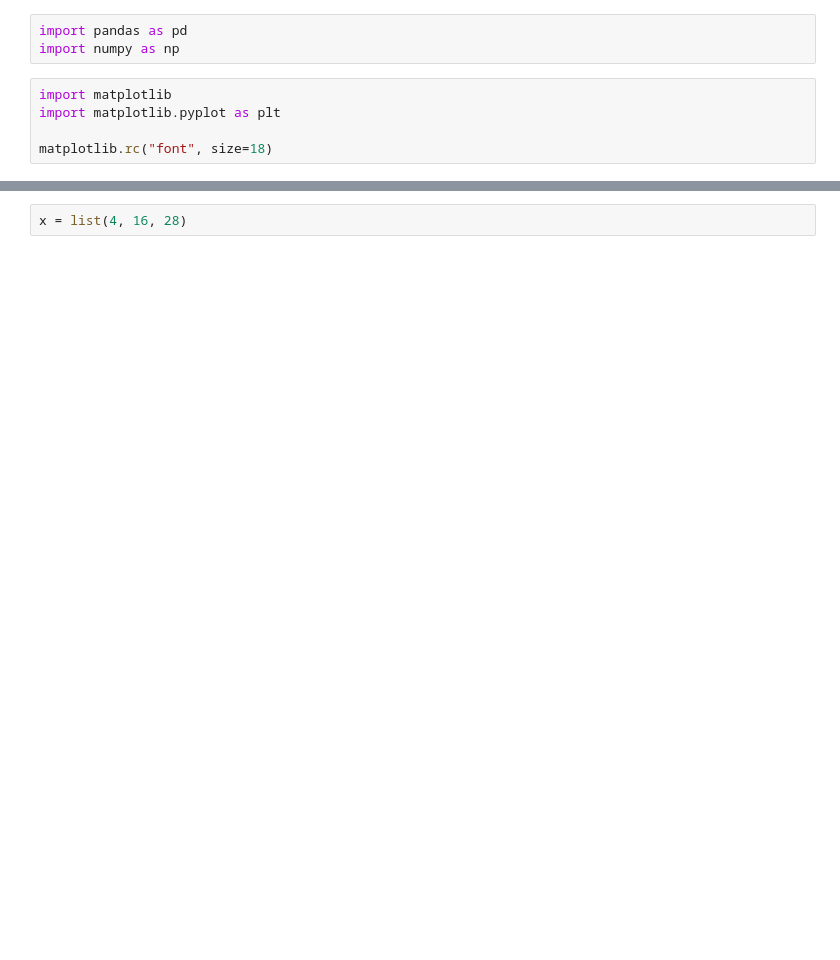
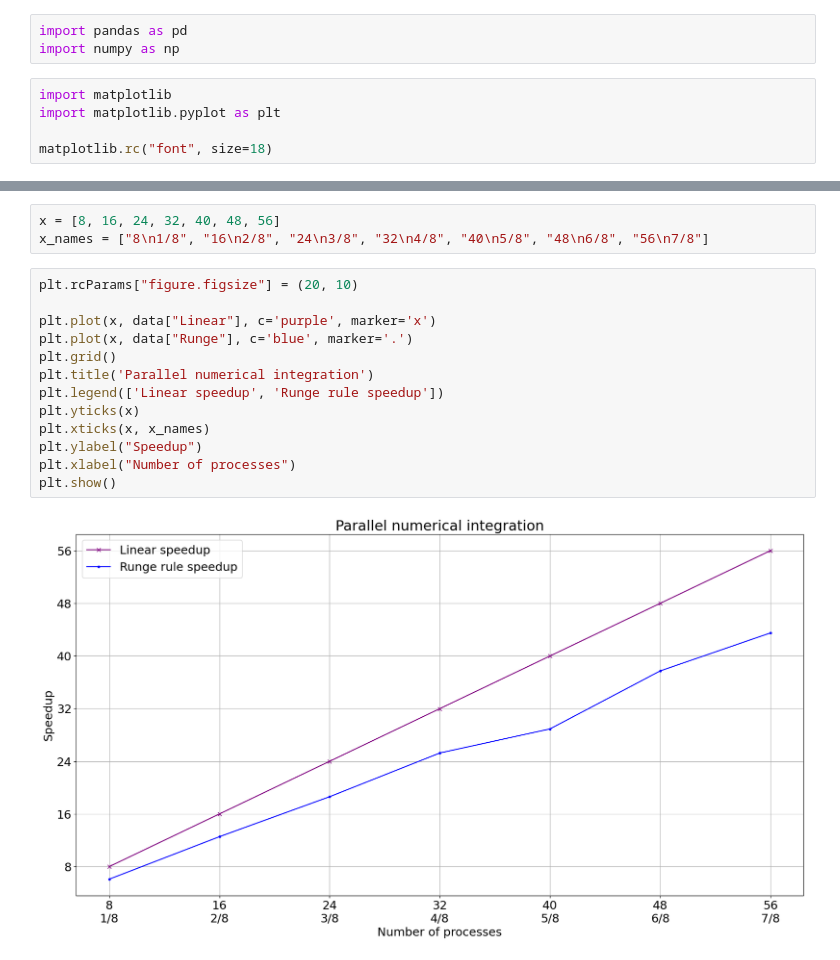
Before and after one commit to kiryu-dev/computing-systems, a Jupyter notebook: Parallel Computing Technologies/Practice 2 year/lab-2/plots.ipynb, the cells around one changed output, grey strips where cells are left out. Drawn from its saved outputs; the diff is of its cells as text; blank space fills up the shorter version.

```diff
--- a/Parallel Computing Technologies/Practice 2 year/lab-2/plots.ipynb
+++ b/Parallel Computing Technologies/Practice 2 year/lab-2/plots.ipynb
@@ -17,3 +18,19 @@ data.head(4)
-# %%
-x = list(4, 16, 28)
+# %%
+x = [8, 16, 24, 32, 40, 48, 56]
+x_names = ["8\n1/8", "16\n2/8", "24\n3/8", "32\n4/8", "40\n5/8", "48\n6/8", "56\n7/8"]
+# %%
+plt.rcParams["figure.figsize"] = (20, 10)
+
+plt.plot(x, data["Linear"], c='purple', marker='x')
+plt.plot(x, data["Runge"], c='blue', marker='.')
+plt.grid()
+plt.title('Parallel numerical integration')
+plt.legend(['Linear speedup', 'Runge rule speedup'])
+plt.yticks(x)
+plt.xticks(x, x_names)
+plt.ylabel("Speedup")
+plt.xlabel("Number of processes")
+plt.show()
+# %% [output]
+[figure, added]
 # %%
```
Also changed, not shown: parts of 2 cells of this notebook, 6 other files.
